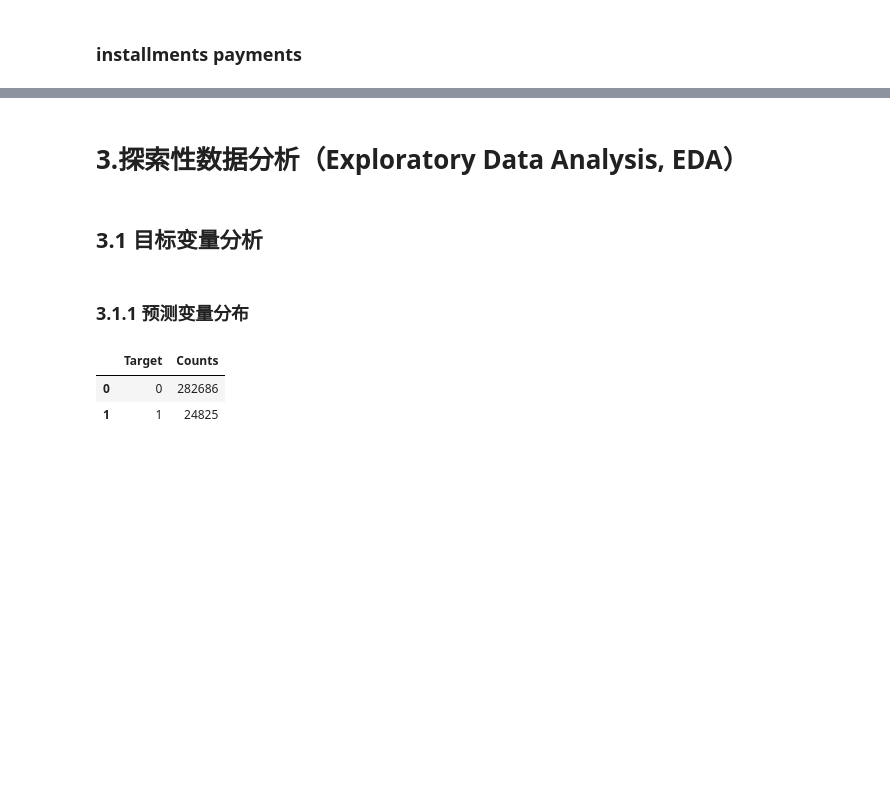
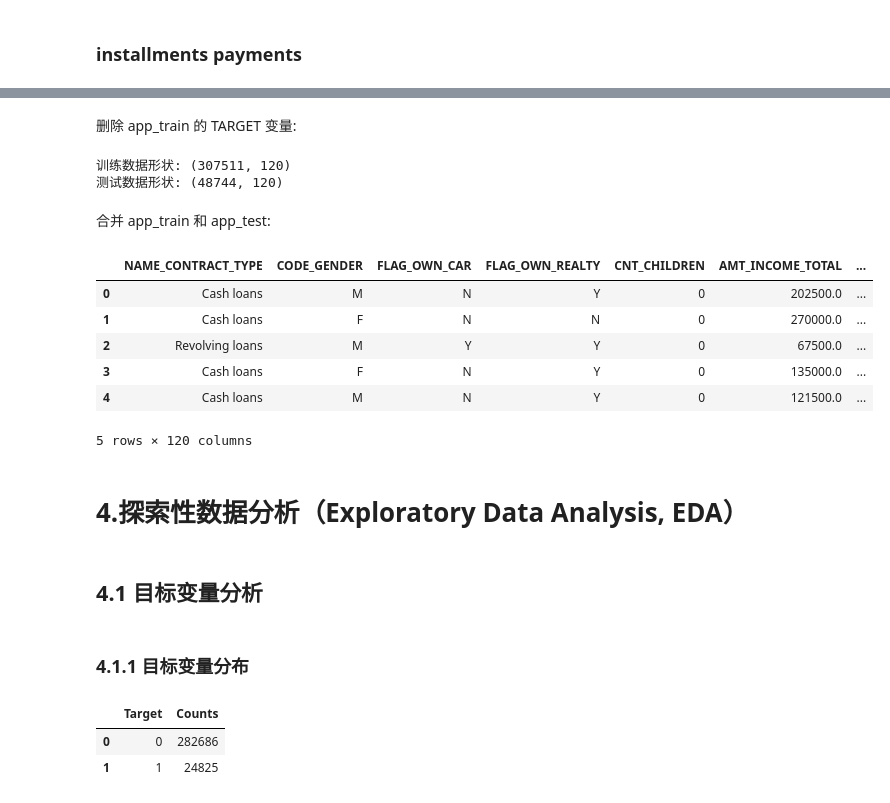
Before and after one commit to iangang/mlproj, a Jupyter notebook: projects/HomeCreditDefaultRisk/ML_Home_Credit_Default_Risk .ipynb, the cells around one changed output, grey strips where cells are left out. Cells and saved outputs as stored; diff of their text form; code cells hidden in the pictures; blank space fills up the shorter version.

```diff
--- a/projects/HomeCreditDefaultRisk/ML_Home_Credit_Default_Risk .ipynb
+++ b/projects/HomeCreditDefaultRisk/ML_Home_Credit_Default_Risk .ipynb
@@ -92,9 +105,9 @@ bureau_balance.csv
 # %% [markdown]
 ### application train dataset
 # %%
-app_train = pd.read_csv(data_dir + "application_train.csv")
+app_train = pd.read_csv(app_train_path)
 print("Training data shape: ", app_train.shape)
-print('-' * 35)
+print('=' * 35)
 app_train.head()
 # %% [output]
 Training data shape:  (307511, 122)
@@ -109,9 +122,9 @@ Training data shape:  (307511, 122)
 # %% [markdown]
 ### application test dataset
 # %%
-app_test = pd.read_csv(data_dir + "application_test.csv")
+app_test = pd.read_csv(app_test_path)
 print("Testing data shape: ", app_test.shape)
-print('-' * 35)
+print('=' * 35)
 app_test.head()
 # %% [output]
 Testing data shape:  (48744, 121)
@@ -161,0 +186,3 @@ Testing data shape:  (48744, 121)
+# %%
+app_train.drop("SK_ID_CURR", axis = 1, inplace = True)
+app_test.drop("SK_ID_CURR", axis = 1, inplace = True)
@@ -162,7 +195,30 @@ Testing data shape:  (48744, 121)
+# %% [markdown]
+删除 app_train 的 TARGET 变量:
+# %%
+app_train.drop("TARGET", axis = 1, inplace = True)
+# %%
+print("训练数据形状:", app_train.shape)
+print("测试数据形状:", app_test.shape)
+# %% [output]
+训练数据形状: (307511, 120)
+测试数据形状: (48744, 120)
+# %% [markdown]
+合并 app_train 和 app_test:
+# %%
+all_data = pd.concat([app_train, app_test], axis = 0)
+all_data.head()
+# %% [output]
+|  | NAME_CONTRACT_TYPE | CODE_GENDER | FLAG_OWN_CAR | FLAG_OWN_REALTY | CNT_CHILDREN | AMT_INCOME_TOTAL | ... |
+| 0 | Cash loans | M | N | Y | 0 | 202500.0 | ... |
+| 1 | Cash loans | F | N | N | 0 | 270000.0 | ... |
+| 2 | Revolving loans | M | Y | Y | 0 | 67500.0 | ... |
+| 3 | Cash loans | F | N | Y | 0 | 135000.0 | ... |
+| 4 | Cash loans | M | N | Y | 0 | 121500.0 | ... |
+5 rows × 120 columns
 # %% [markdown]
-# 3.探索性数据分析（Exploratory Data Analysis, EDA）
+# 4.探索性数据分析（Exploratory Data Analysis, EDA）
 # %% [markdown]
-## 3.1 目标变量分析
+## 4.1 目标变量分析
 # %% [markdown]
-### 3.1.1 预测变量分布
+### 4.1.1 目标变量分布
 # %%
```
Also changed, not shown: parts of 27 cells of this notebook, 2 other files.
